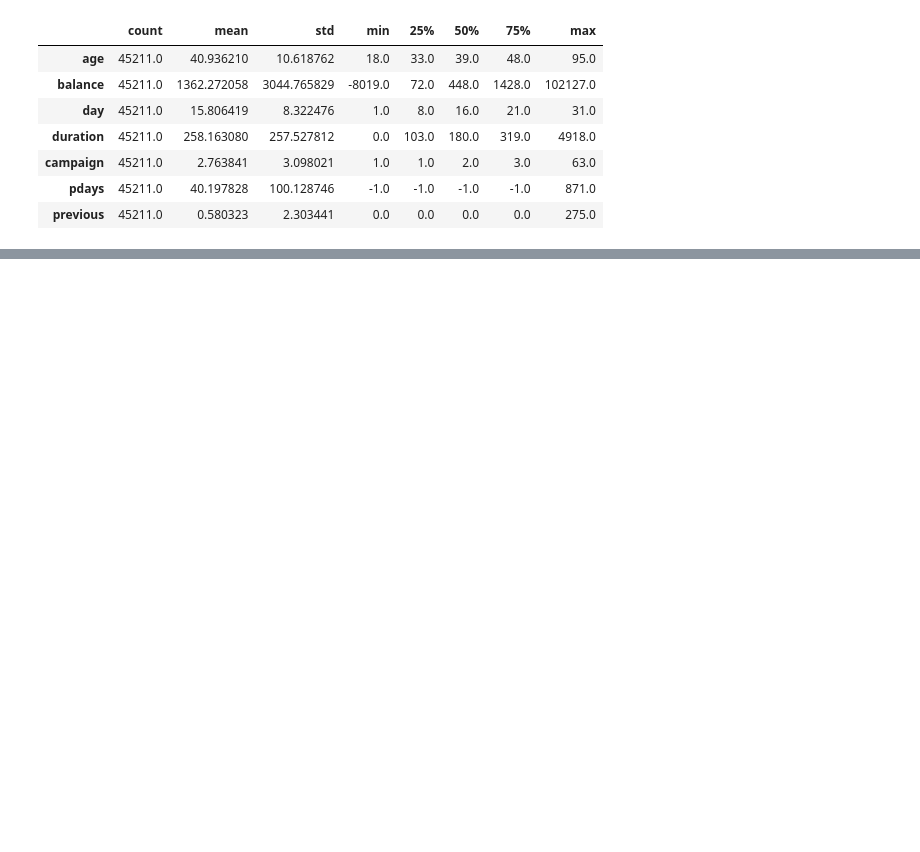
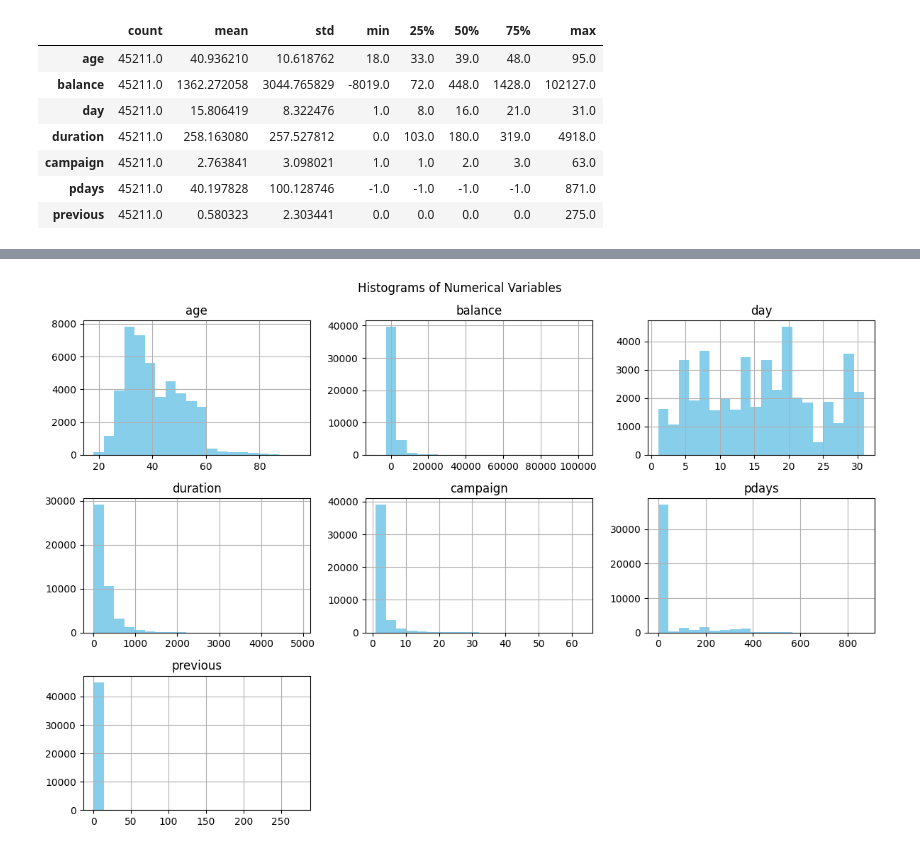
Before and after one commit to eddiexunyc/ml_big_data_work, a Jupyter notebook: Assignment 2/data622_assignment_2.ipynb, the cells around one changed output, grey strips where cells are left out. Drawn from its saved outputs; the diff is of its cells as text; code cells hidden in the pictures; blank space fills up the shorter version.

```diff
--- a/Assignment 2/data622_assignment_2.ipynb
+++ b/Assignment 2/data622_assignment_2.ipynb
@@ -100,0 +185,9 @@ bank_full.describe().T
+# %%
+# histogram on numerical variables
+num_cols = bank_full.select_dtypes(include=np.number).columns.tolist()
+bank_full[num_cols].hist(bins=20, figsize=(12, 8), color='skyblue')
+plt.suptitle("Histograms of Numerical Variables")
+plt.tight_layout()
+plt.show()
+# %% [output]
+[figure, added]
```
Also changed, not shown: parts of 11 cells of this notebook, 1 other file.
